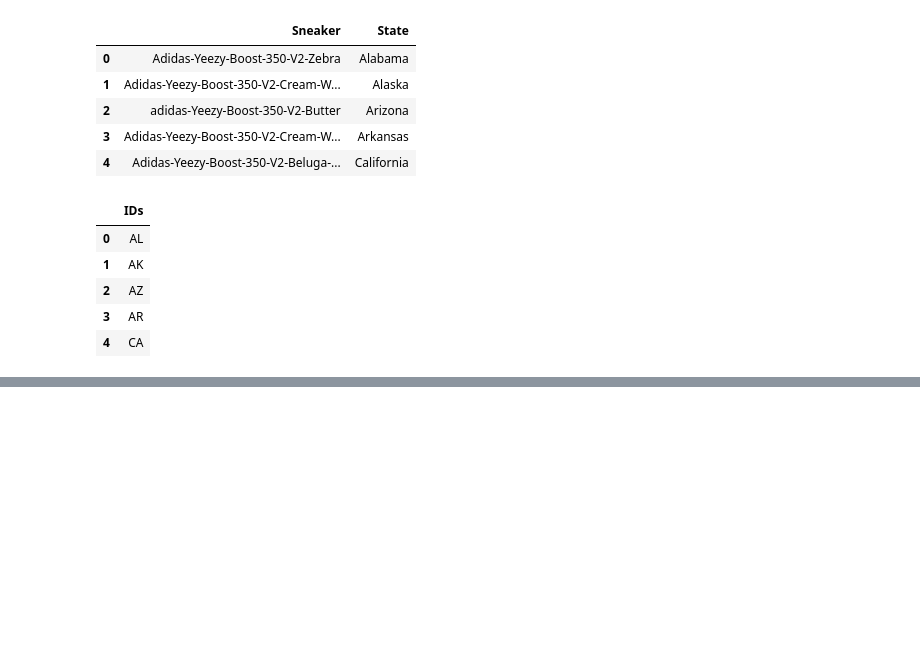
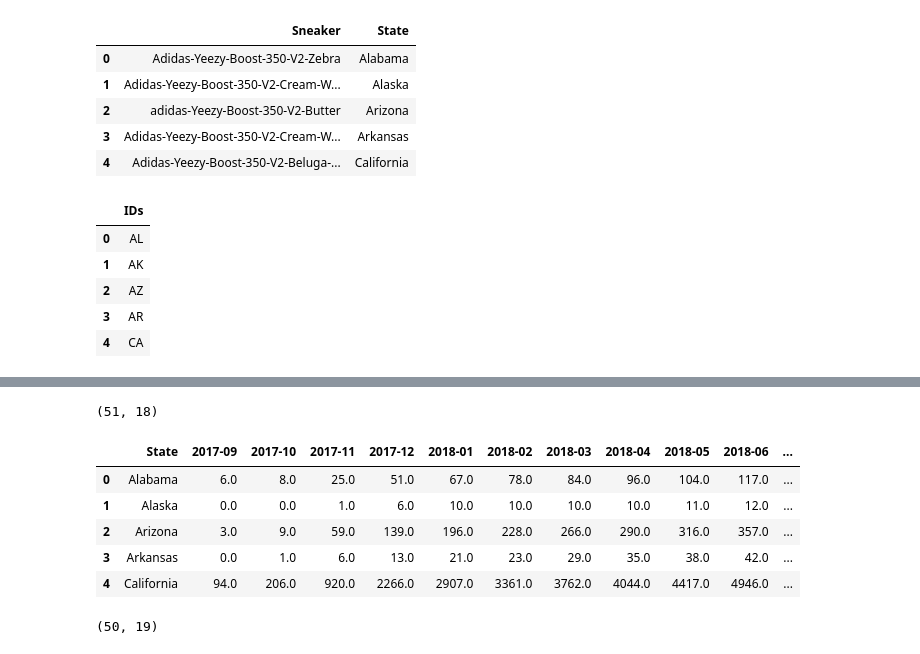
Before and after one commit to sealuwee/stockx-eda-2019, a Jupyter notebook: StockX EDA (Cleaner Version).ipynb, the cells around one changed output, grey strips where cells are left out. Cells and saved outputs as stored; diff of their text form; code cells hidden in the pictures; blank space fills up the shorter version.

```diff
--- a/StockX EDA (Cleaner Version).ipynb
+++ b/StockX EDA (Cleaner Version).ipynb
@@ -208,3 +208,8 @@ ids_l.head()
 | 2 | AZ |
 | 3 | AR |
 | 4 | CA |
+# %%
+ids_l['State'] = xz.index
+ids_l.head()
+yeezy_df = pd.merge(yeezy_df,ids_l, on='State', how='inner', sort=True)
+yeezy_df.head()
@@ -210,0 +314,27 @@ ids_l.head()
+# %%
+months = np.datetime_as_string(yeezy['Order Date'].values,unit='M')
+months.shape
+yeezy['Order Month'] = months
+yeezy['Count'] = np.ones(yeezy.shape[0])
+monthly_df = yeezy.groupby(['Buyer Region', 'Order Month'], as_index=False).sum().pivot('Buyer Region','Order Month','Count').fillna(0).cumsum(axis=1)
+print(monthly_df.shape)
+# %% [output]
+(51, 18)
+# %%
+yeezy_monthly = monthly_df.reset_index().rename(columns={'Buyer Region': 'State'})
+yeezy_monthly = pd.merge(yeezy_monthly, ids_l, how='inner', on='State')
+yeezy_monthly.head()
+# %% [output]
+|  | State | 2017-09 | 2017-10 | 2017-11 | 2017-12 | 2018-01 | 2018-02 | 2018-03 | 2018-04 | 2018-05 | 2018-06 | ... |
+| 0 | Alabama | 6.0 | 8.0 | 25.0 | 51.0 | 67.0 | 78.0 | 84.0 | 96.0 | 104.0 | 117.0 | ... |
+| 1 | Alaska | 0.0 | 0.0 | 1.0 | 6.0 | 10.0 | 10.0 | 10.0 | 10.0 | 11.0 | 12.0 | ... |
+| 2 | Arizona | 3.0 | 9.0 | 59.0 | 139.0 | 196.0 | 228.0 | 266.0 | 290.0 | 316.0 | 357.0 | ... |
+| 3 | Arkansas | 0.0 | 1.0 | 6.0 | 13.0 | 21.0 | 23.0 | 29.0 | 35.0 | 38.0 | 42.0 | ... |
+| 4 | California | 94.0 | 206.0 | 920.0 | 2266.0 | 2907.0 | 3361.0 | 3762.0 | 4044.0 | 4417.0 | 4946.0 | ... |
+# %%
+yeezy_monthly = yeezy_monthly.set_index(['IDs'])
+yeezy_monthly = yeezy_monthly.drop('DC')
+print(yeezy_monthly.shape)
+yeezy_monthly = yeezy_monthly.reset_index()
+# %% [output]
+(50, 19)
```
Also changed, not shown: parts of 9 cells of this notebook.
